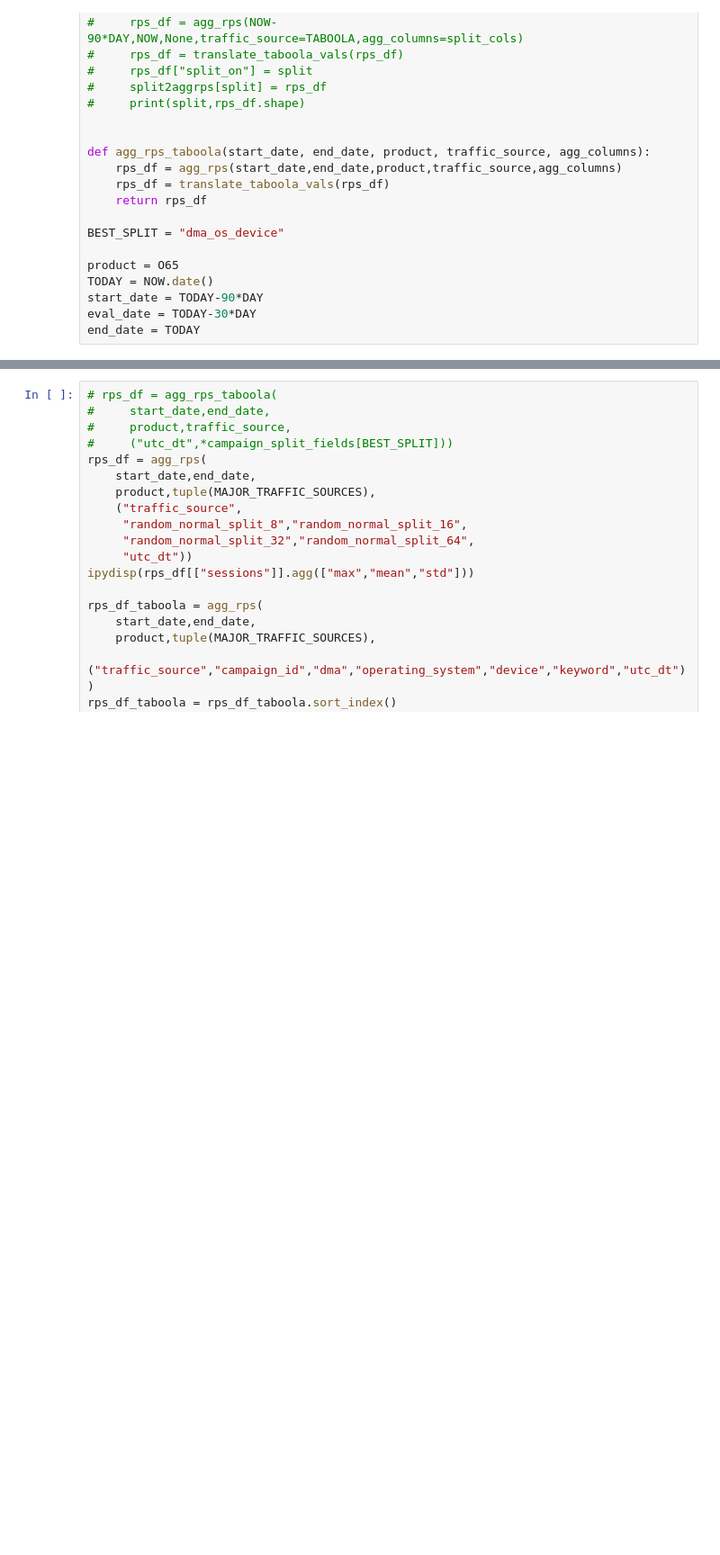
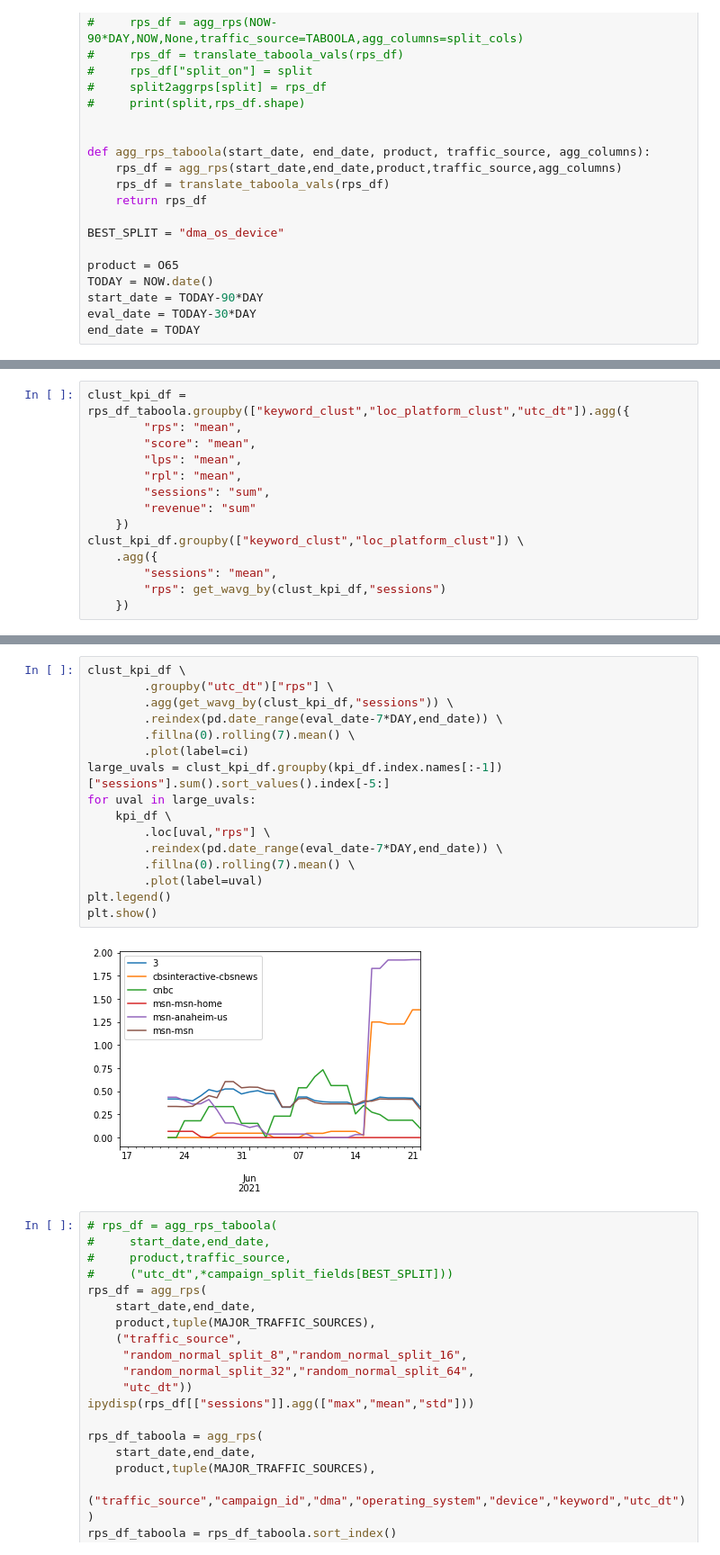
Before and after one commit to pkrishnamurthy1007/adtech, a Jupyter notebook: notebooks/aduriseti_shared/rps_est.ipynb, the cells around one changed output, grey strips where cells are left out. Shown at 90% size. Saved outputs shown, nothing was run; the diff lists cells and outputs as text; blank space fills up the shorter version.

```diff
--- a/notebooks/aduriseti_shared/rps_est.ipynb
+++ b/notebooks/aduriseti_shared/rps_est.ipynb
@@ -812,0 +763,14 @@ dtype: float64
+# %%
+clust_kpi_df = rps_df_taboola.groupby(["keyword_clust","loc_platform_clust","utc_dt"]).agg({
+        "rps": "mean",
+        "score": "mean",
+        "lps": "mean",
+        "rpl": "mean",
+        "sessions": "sum",
+        "revenue": "sum"
+    })
+clust_kpi_df.groupby(["keyword_clust","loc_platform_clust"]) \
+    .agg({
+        "sessions": "mean",
+        "rps": get_wavg_by(clust_kpi_df,"sessions")
+    })
@@ -813,3 +812,21 @@ dtype: float64
+# %%
+clust_kpi_df \
+        .groupby("utc_dt")["rps"] \
+        .agg(get_wavg_by(clust_kpi_df,"sessions")) \
+        .reindex(pd.date_range(eval_date-7*DAY,end_date)) \
+        .fillna(0).rolling(7).mean() \
+        .plot(label=ci)
+large_uvals = clust_kpi_df.groupby(kpi_df.index.names[:-1])["sessions"].sum().sort_values().index[-5:]
+for uval in large_uvals:
+    kpi_df \
+        .loc[uval,"rps"] \
+        .reindex(pd.date_range(eval_date-7*DAY,end_date)) \
+        .fillna(0).rolling(7).mean() \
+        .plot(label=uval)
+plt.legend()
+plt.show()
+# %% [output]
+[figure, added]
 # %%
 # rps_df = agg_rps_taboola(
 #     start_date,end_date,
```
Also changed, not shown: parts of 21 cells of this notebook.
